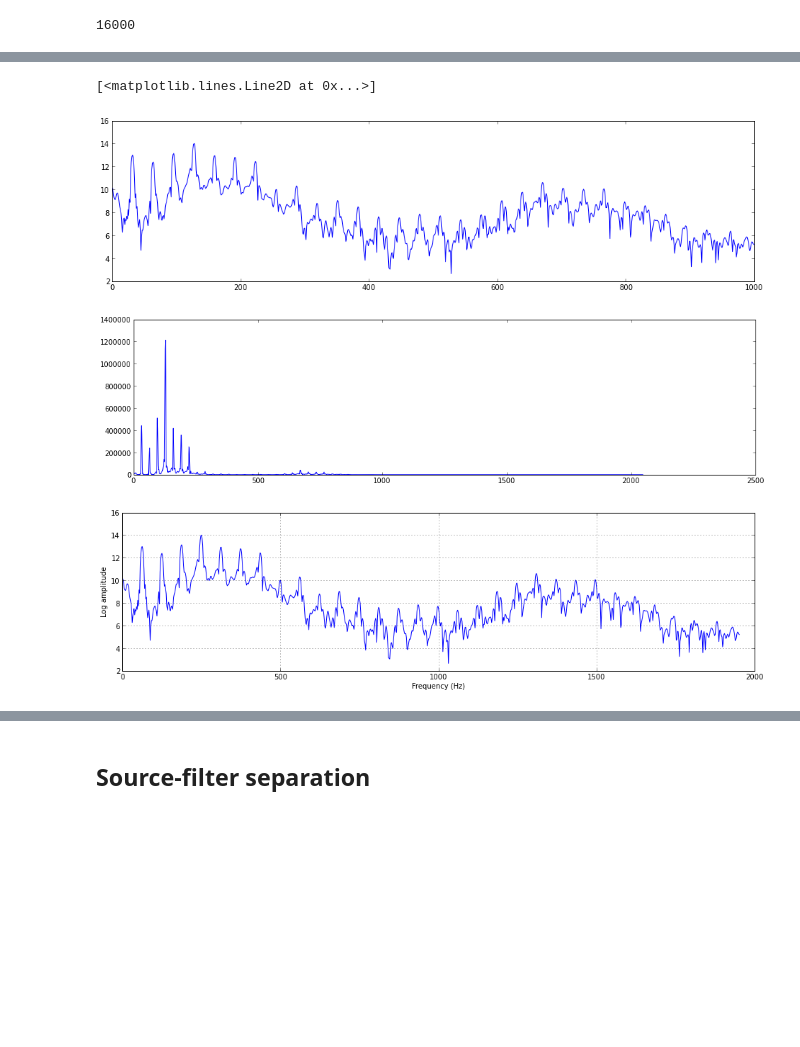
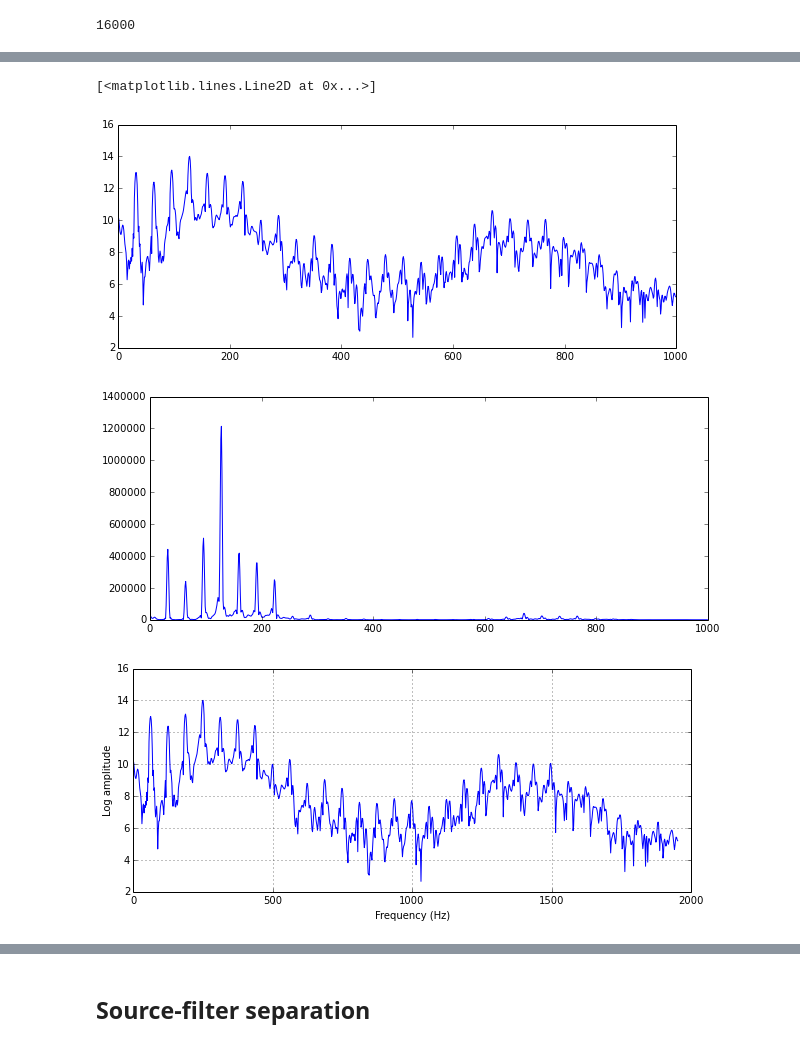
Before and after one commit to mantaraya36/201A-ipython, a Jupyter notebook: Signal Modeling.ipynb, the cells around one changed output, grey strips where cells are left out. Drawn from its saved outputs; the diff is of its cells as text; code cells hidden in the pictures; blank space fills up the shorter version.

```diff
--- a/Signal Modeling.ipynb
+++ b/Signal Modeling.ipynb
@@ -1,2 +1,5 @@
 # %%
-rcParams['figure.figsize'] = (16, 4) #wide graphs by default
+%pylab inline
+rcParams['figure.figsize'] = (10, 4) #wide graphs by default
+from __future__ import print_function
+from __future__ import division
@@ -62,15 +80,15 @@ plot(o)
 # %%
 start = 4000
 fourier_trans = rfft(o[start:start + 2048]* hanning(2048), n=4096)
 mag_spectrum_o = abs(fourier_trans)
 log_mag_spec_o = log(mag_spectrum_o)
 plot(log_mag_spec_o[:1000])
 figure()
-plot(mag_spectrum_o)
+plot(mag_spectrum_o[:1000])
 # %% [output]
 [<matplotlib.lines.Line2D at 0x...>]
-[figure, old version]
+[figure, new version]
-[figure, old version]
+[figure, new version]
 # %%
 freqs = linspace(0, sr/2, 4096)
 plot(freqs[:1000], log_mag_spec_o[:1000])
@@ -78,7 +96,7 @@ xlabel('Frequency (Hz)')
 ylabel('Log amplitude')
 grid()
 # %% [output]
-[figure, old version]
+[figure, new version]
 # %%
 plot(log_mag_spec_a[:1000], alpha=0.5)
 plot(log_mag_spec_e[:1000], alpha=0.5)
```
Also changed, not shown: parts of 54 cells of this notebook, 2 other files.
